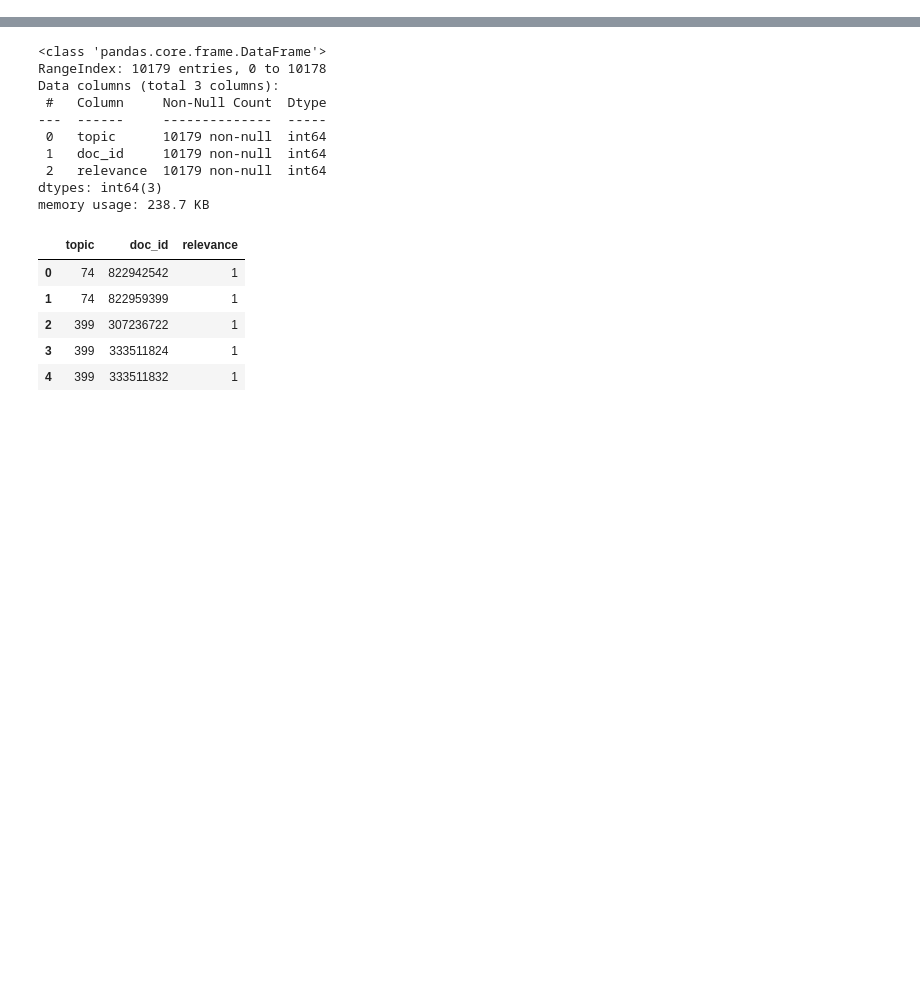
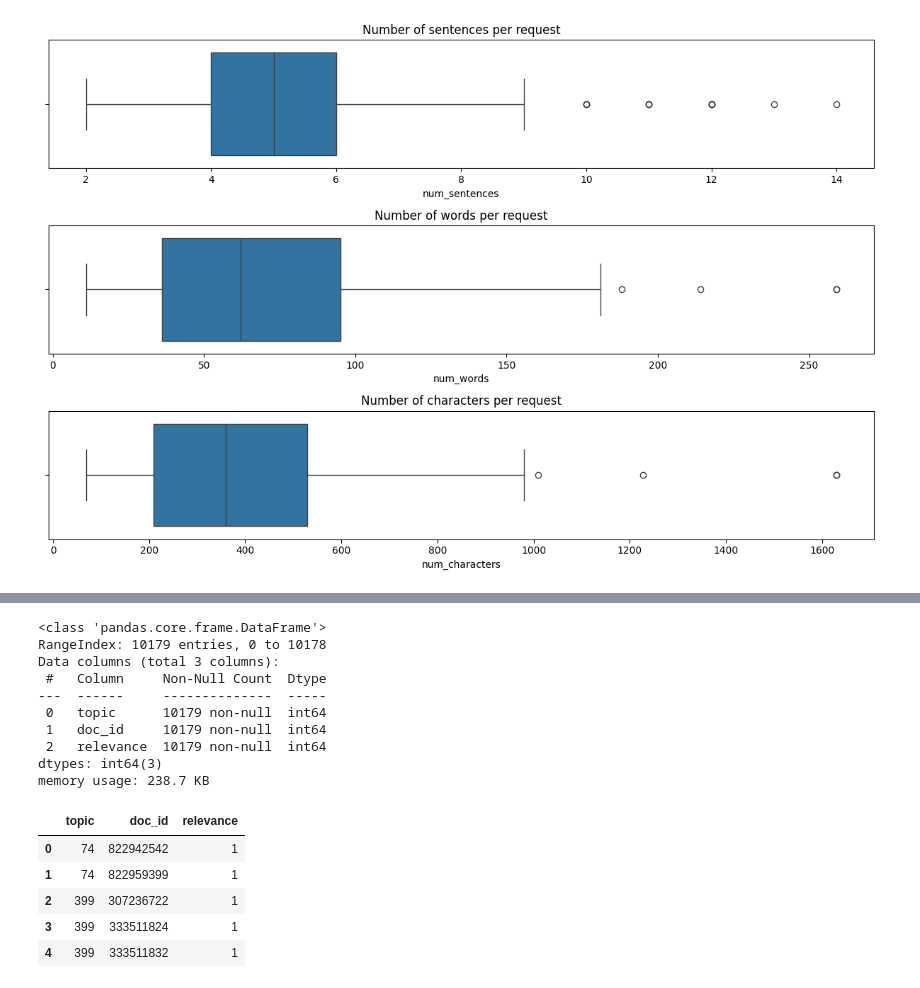
Before and after one commit to omymble/amazon_corpus_documents_retrieval, a Jupyter notebook: notebooks/EDA_requests_qrels_2011.ipynb, the cells around one changed output, grey strips where cells are left out. Saved outputs shown, nothing was run; the diff lists cells and outputs as text; code cells hidden in the pictures; blank space fills up the shorter version.

```diff
--- a/notebooks/EDA_requests_qrels_2011.ipynb
+++ b/notebooks/EDA_requests_qrels_2011.ipynb
@@ -53,0 +138,8 @@ requests_df[requests_df.duplicated('request', keep=False)]
+# %%
+requests_sample = requests_df[~((requests_df['num_characters'] > 1000) &
+                            (requests_df['num_sentences'] > 10) &
+                            (requests_df['num_words'] > 180))]
+# %%
+requests_sample['num_sentences'] = requests_sample['request'].apply(calculate_sentences)
+requests_sample['num_words'] = requests_sample['request'].apply(calculate_words)
+requests_sample['num_characters'] = requests_sample['request'].apply(calculate_characters)
@@ -53,0 +162,15 @@ requests_df[requests_df.duplicated('request', keep=False)]
+# %%
+plt.figure(figsize=(12, 8))
+plt.subplot(3, 1, 1)
+sns.boxplot(x=requests_sample['num_sentences']).set_title("Number of sentences per request")
+
+plt.subplot(3, 1, 2)
+sns.boxplot(x=requests_sample['num_words']).set_title("Number of words per request")
+
+plt.subplot(3, 1, 3)
+sns.boxplot(x=requests_sample['num_characters']).set_title("Number of characters per request")
+
+plt.tight_layout()
+plt.show()
+# %% [output]
+[figure, added]
```
Also changed, not shown: parts of 23 cells of this notebook, 1 other file.
